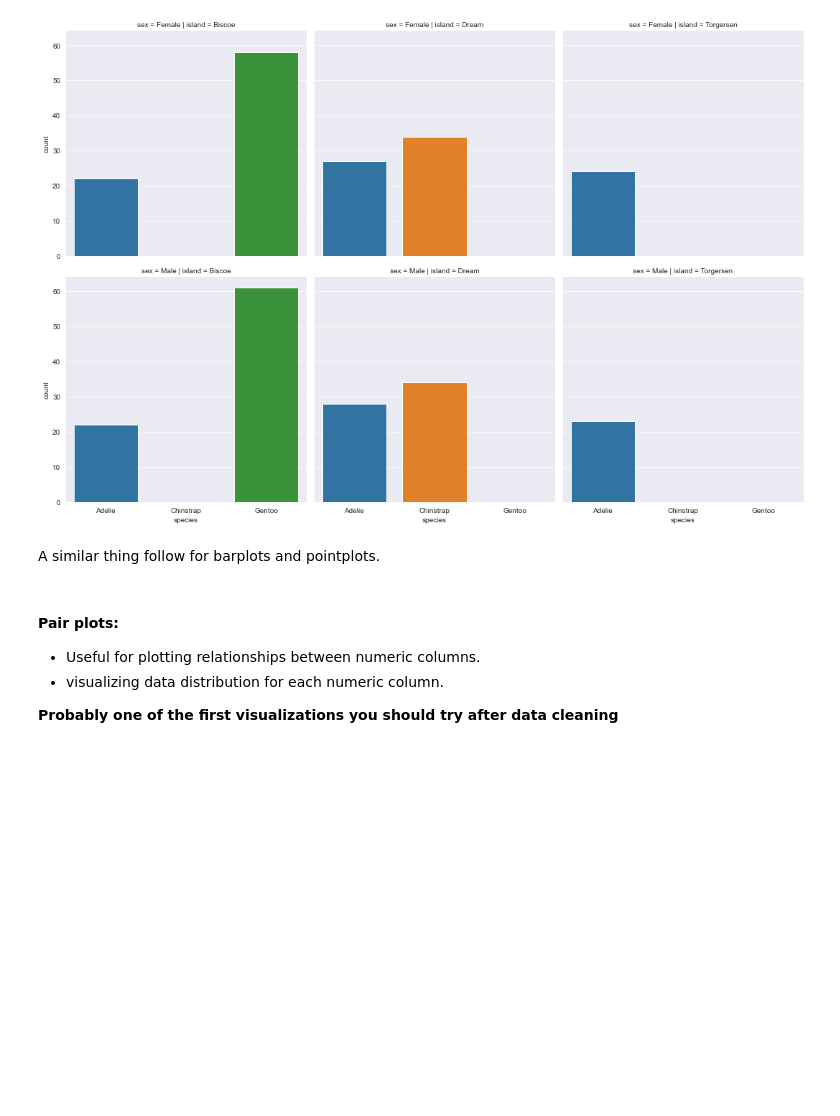
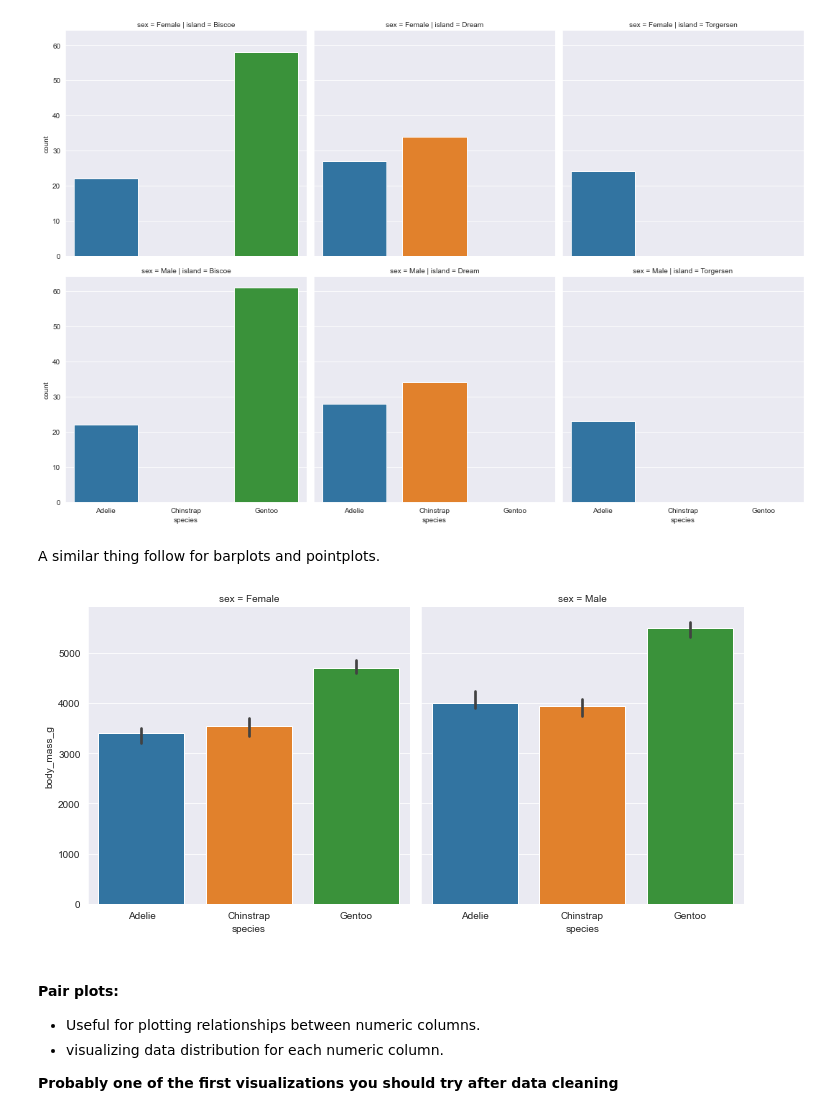
Before and after one commit to yiannikontos/DSNYC080822, a Jupyter notebook: Phase1_Topic4_Data_Analysis_in_Pandas/3_Seaborn/Phase 1 Topic 4 Seaborn.ipynb, the cells around one changed output. Cells and saved outputs as stored; diff of their text form; code cells hidden in the pictures; blank space fills up the shorter version.

```diff
--- a/Phase1_Topic4_Data_Analysis_in_Pandas/3_Seaborn/Phase 1 Topic 4 Seaborn.ipynb
+++ b/Phase1_Topic4_Data_Analysis_in_Pandas/3_Seaborn/Phase 1 Topic 4 Seaborn.ipynb
@@ -811,6 +811,12 @@ plt.show()
 [figure]
 # %% [markdown]
 A similar thing follow for barplots and pointplots.
+# %%
+sns.catplot(x = 'species', y = 'body_mass_g', kind = 'bar',
+            col = 'sex', ci = 99.9, estimator = np.median, data = penguins_df)
+plt.show()
+# %% [output]
+[figure, added]
 # %% [markdown]
 #### Pair plots:
 - Useful for plotting relationships between numeric columns.
```
Also changed, not shown: parts of 5 cells of this notebook, 26 other files.
